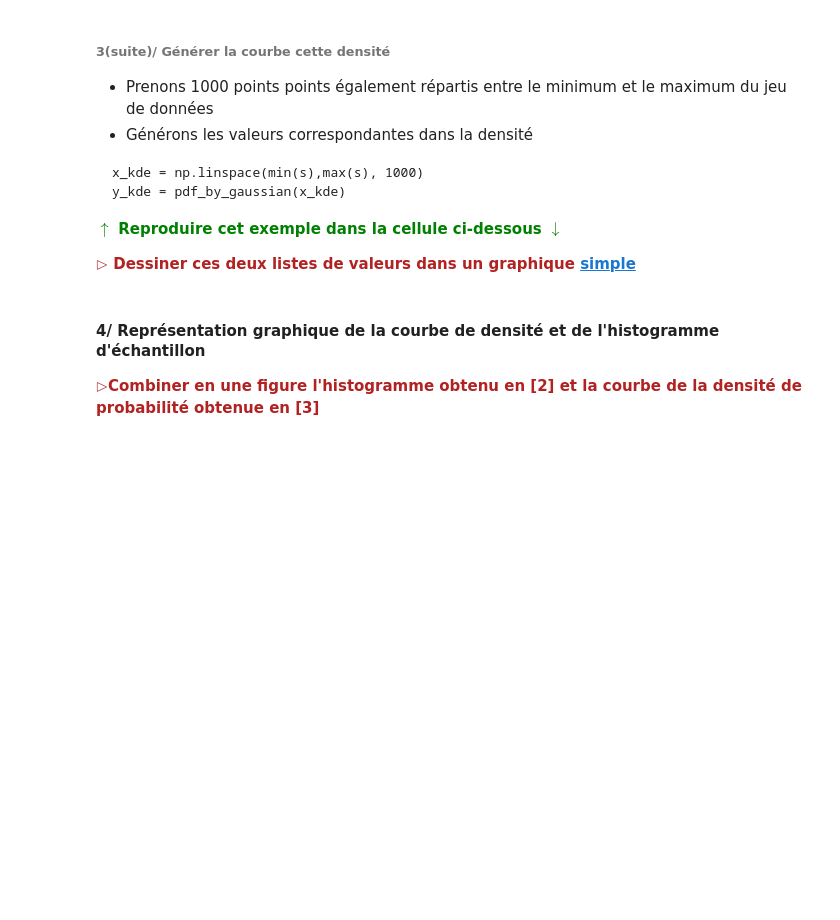
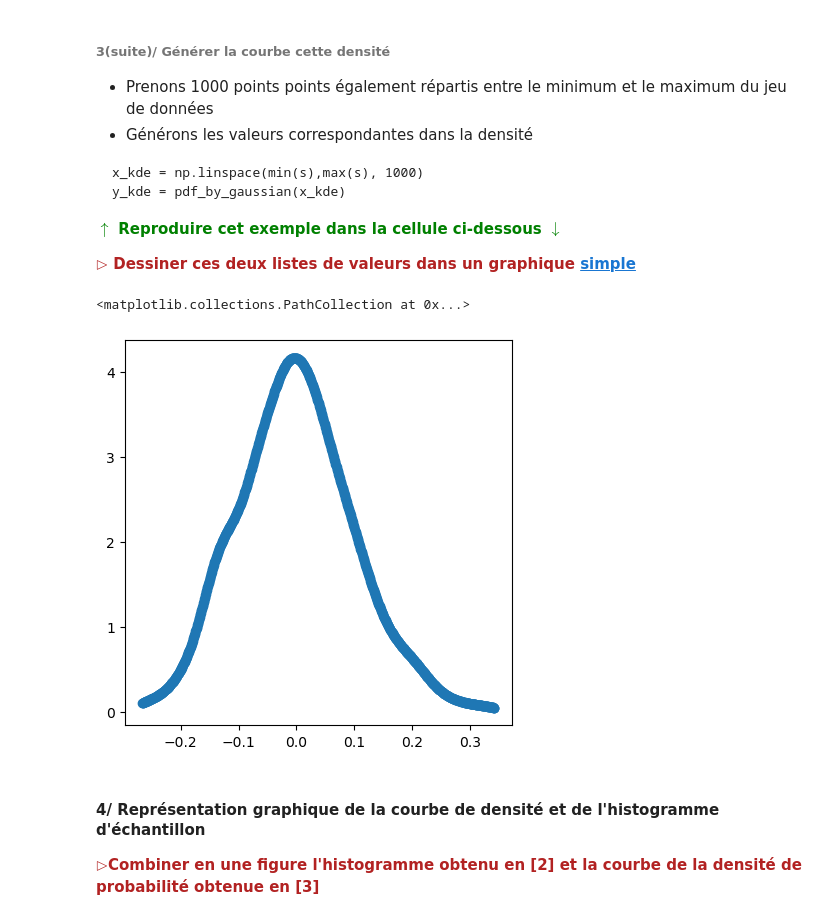
Before and after one commit to gnoiret/VDB_jupyter, a Jupyter notebook: exercices/TP1.ipynb, the cells around one changed output. Cells and saved outputs as stored; diff of their text form; code cells hidden in the pictures; blank space fills up the shorter version.

```diff
--- a/exercices/TP1.ipynb
+++ b/exercices/TP1.ipynb
@@ -111,3 +195,12 @@ pdf_by_gaussian = gaussian_kde(s)
 
 <span style="color:green;font-weight:bold">$\uparrow$ Reproduire cet exemple dans la cellule ci-dessous $\downarrow$ </span>
 <br/><span style="color:firebrick;font-weight:bold"> $\rhd$ Expliquer les valeurs retournés par <br/><i>pdf_by_gaussian(-1)</i><br/><i>pdf_by_gaussian(0)</i><br/><i>pdf_by_gaussian(-1)</i></span>
+# %%
+from scipy.stats import gaussian_kde
+pdf_by_gaussian = gaussian_kde(s)
+
+print(pdf_by_gaussian(-1),
+pdf_by_gaussian(0),
+pdf_by_gaussian(1))
+
+## pdf_by_gaussian : effectif attendu sous la loi fabriquée à partir de l'échantillon
@@ -123,6 +218,15 @@ y_kde = pdf_by_gaussian(x_kde)
 <span style="color:green;font-weight:bold">$\uparrow$ Reproduire cet exemple dans la cellule ci-dessous $\downarrow$ </span>
 
 <span style="color:firebrick;font-weight:bold">$\rhd$ Dessiner ces deux listes de valeurs dans un graphique [simple](https://matplotlib.org/stable/api/_as_gen/matplotlib.axes.Axes.plot.html) </span>
+# %%
+x_kde = np.linspace(min(s),max(s), 1000)
+y_kde = pdf_by_gaussian(x_kde)
+
+fig3, f3ax = plt.subplots(figsize=(5,5))
+f3ax.scatter(x_kde, y_kde)
+# %% [output]
+<matplotlib.collections.PathCollection at 0x...>
+[figure, added]
 # %% [markdown]
 #### 4/ Représentation graphique de la courbe de densité et de l'histogramme d'échantillon
 <span style="color:firebrick;font-weight:bold">$\rhd$Combiner en une figure l'histogramme obtenu en <span style="font-weight:bold">[2]</span> et la courbe de la densité de probabilité obtenue en <span style="font-weight:bold">[3]</span></span>
```
Also changed, not shown: parts of 20 cells of this notebook, 1 other file.
